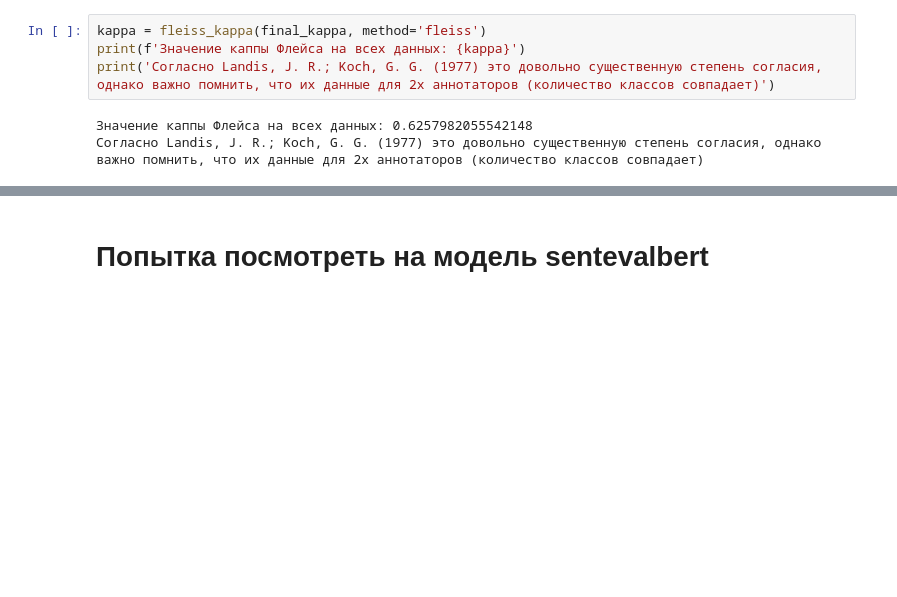
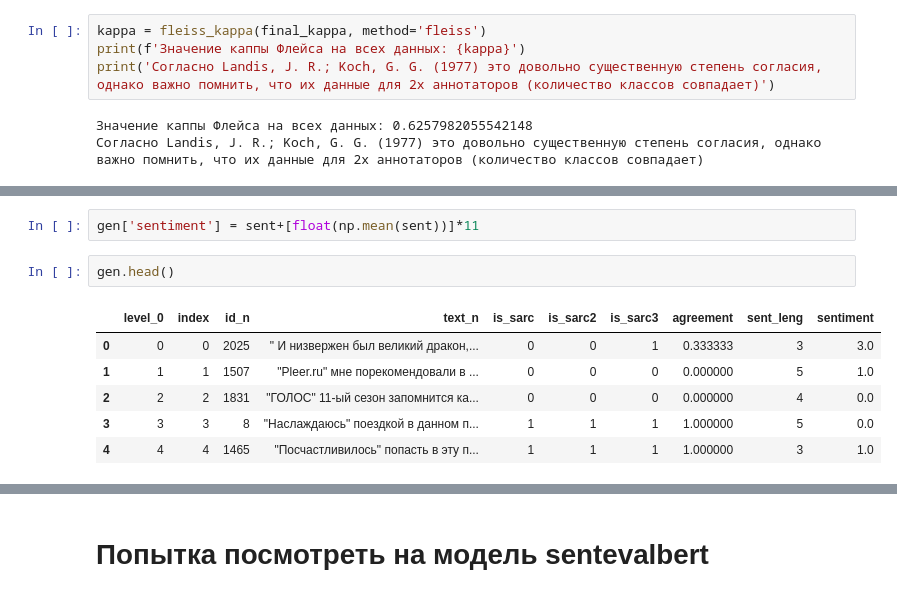
Before and after one commit to MaryObr/coursework, a Jupyter notebook: Coursework.ipynb, the cells around one changed output, grey strips where cells are left out. Drawn from its saved outputs; the diff is of its cells as text; blank space fills up the shorter version.

```diff
--- a/Coursework.ipynb
+++ b/Coursework.ipynb
@@ -655,0 +748,11 @@ print('Согласно Landis, J. R.; Koch, G. G. (1977) это довольн
+# %%
+gen['sentiment'] = sent+[float(np.mean(sent))]*11
+# %%
+gen.head()
+# %% [output]
+|  | level_0 | index | id_n | text_n | is_sarc | is_sarc2 | is_sarc3 | agreement | sent_leng | sentiment |
+| 0 | 0 | 0 | 2025 | " И низвержен был великий дракон,... | 0 | 0 | 1 | 0.333333 | 3 | 3.0 |
+| 1 | 1 | 1 | 1507 | "Pleer.ru" мне порекомендовали в ... | 0 | 0 | 0 | 0.000000 | 5 | 1.0 |
+| 2 | 2 | 2 | 1831 | "ГОЛОС" 11-ый сезон запомнится ка... | 0 | 0 | 0 | 0.000000 | 4 | 0.0 |
+| 3 | 3 | 3 | 8 | "Наслаждаюсь" поездкой в данном п... | 1 | 1 | 1 | 1.000000 | 5 | 0.0 |
+| 4 | 4 | 4 | 1465 | "Посчастливилось" попасть в эту п... | 1 | 1 | 1 | 1.000000 | 3 | 1.0 |
```
Also changed, not shown: parts of 26 cells of this notebook.
